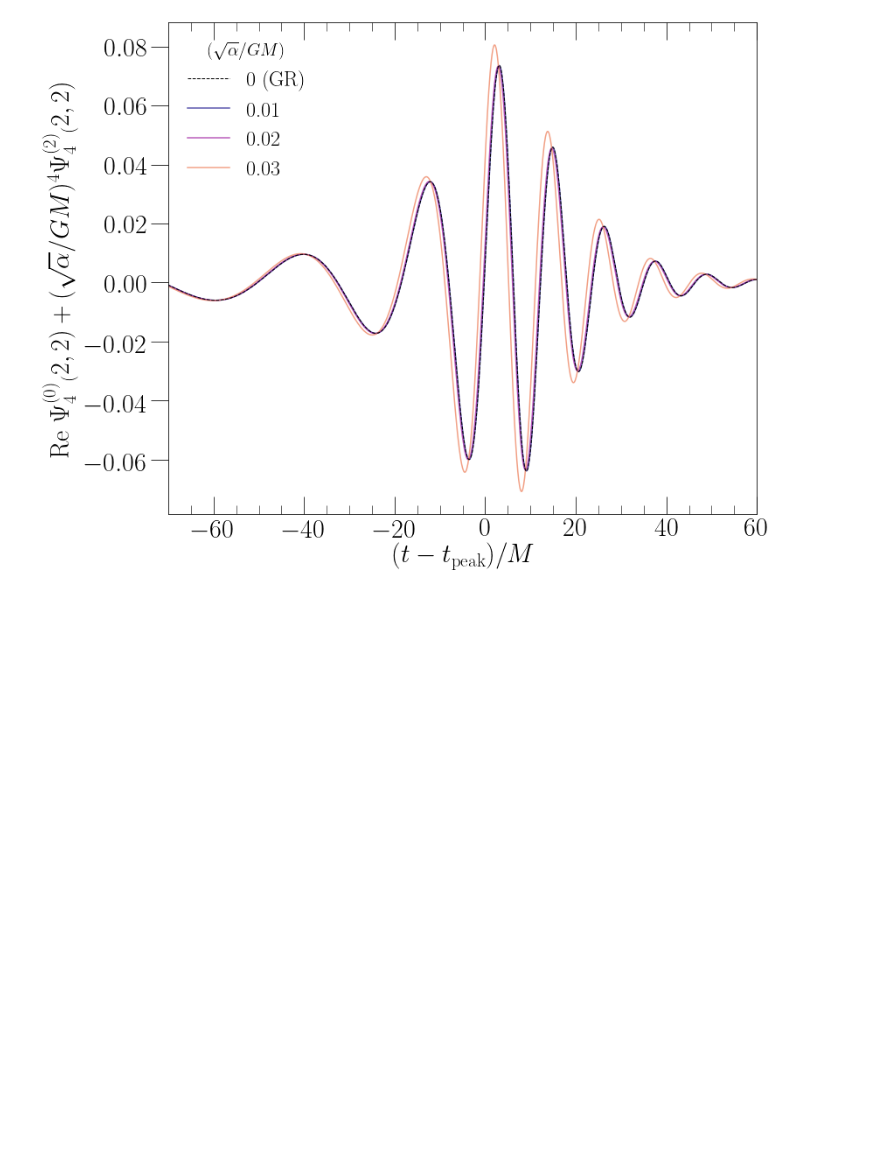
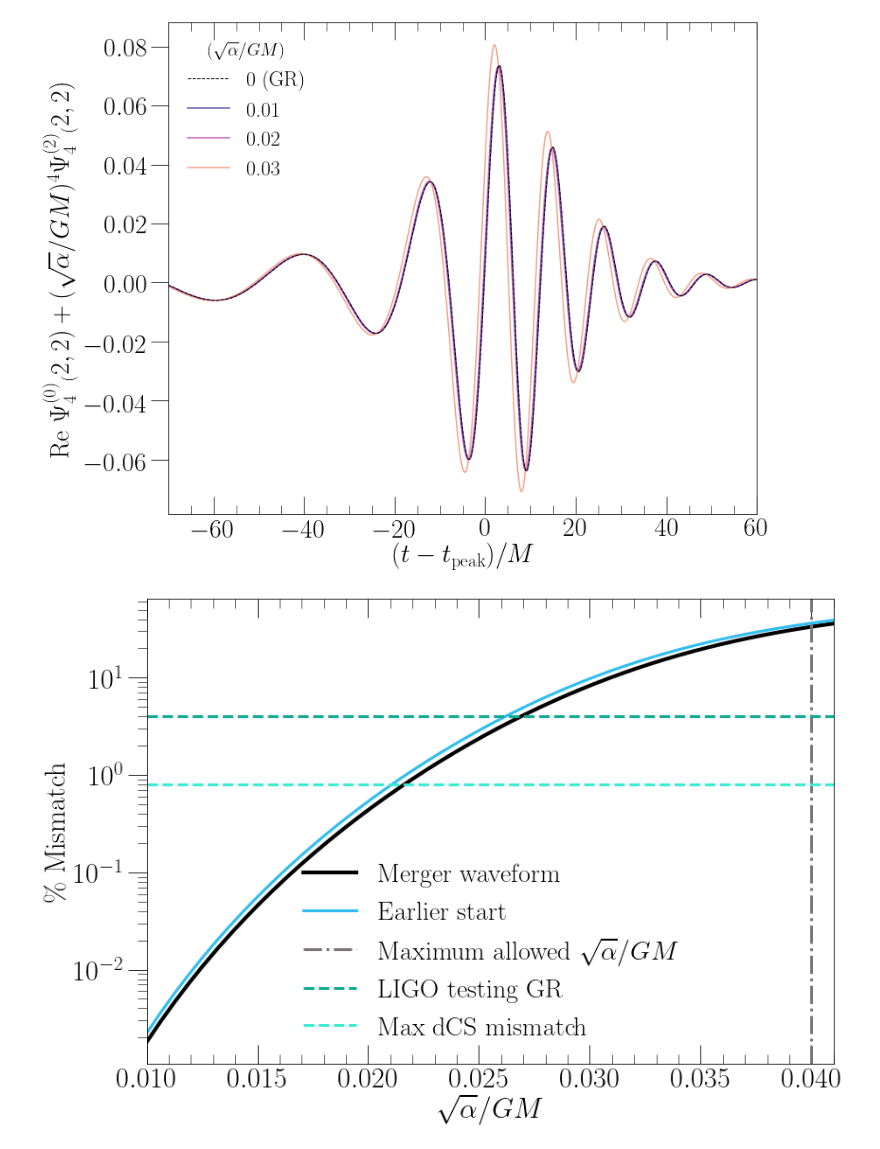
Before and after one commit to mariaokounkova/EDGB, a Jupyter notebook: GW150914/EDGB_GW.ipynb, the cells around one changed output. Cells and saved outputs as stored; diff of their text form; code cells hidden in the pictures; blank space fills up the shorter version.

```diff
--- a/GW150914/EDGB_GW.ipynb
+++ b/GW150914/EDGB_GW.ipynb
@@ -618,43 +618,82 @@ TogetherPlot()
 # %%
 ## Overlap calculation
 
-def Overlap():
+def Overlap(sqrt_alpha, start=2100):
 
     cut_min = -150
     cut_max = 150
     lev = 1
 
-    time, data = GethPsi4ModeExtrapolated(ex_dir(2100, lev=lev))
+    #time, data = GethPsi4ModeExtrapolated(ex_dir(2100, lev=lev))
+    time, data = GethPsi4Mode(ev_dir(start, lev=lev), radius=-1)
     t_peak = GetPeakTimeModeReal(time, data)
     time = SubtractPeakTimeModeReal(time, data)
     time, data = CutTimes(time, data, cut_min, cut_max)
 
-    gr_time, gr_data = GetPsi4ModeExtrapolated(bex_dir(lev=lev))
+    gr_time, gr_data = GetPsi4Mode(bev_dir(lev=lev), radius=-1)
+    #gr_time, gr_data = GetPsi4ModeExtrapolated(bex_dir(lev=lev))
     gr_time = gr_time - t_peak
-    #gr_time = SubtractPeakTimeModeReal(gr_time, gr_data)
     gr_time, gr_data = CutTimes(gr_time, gr_data, cut_min, cut_max)
 
     ## Now get gr on the same axis
     gr_data = InterpolateTimes(gr_time, gr_data, time)
 
-    l = 0.226
-
-    total_data = gr_data + l**4 * data
+    total_data = gr_data + sqrt_alpha**4 * data
 
     def product(d1, d2):
         return np.dot(d1, np.conj(d2))
 
     denom = np.sqrt(product(total_data, total_data) * product(gr_data, gr_data))
     numerator = product(total_data, gr_data)
-    mismatch = np.real(numerator/denom)
+    match = np.real(numerator/denom)
+    mismatch = 1 - match
+    #print(sqrt_alpha, match)
+    return mismatch * 100
 
 
-    print(numerator)
-    print(denom)
-    print(mismatch)
+def OverlapParameters():
+    figname = 'Mismatch'
+
+    #start_arr = ['2075','2100']
+    #ramp = 250 ## ramp length
+
+    #cmap = matplotlib.cm.get_cmap('plasma')
+    #colors = [cmap(float(i)/len(start_arr)) for i in range(len(start_arr))][::-1]
+
+    f, ax = plt.subplots(1, figsize=(12,8))
 
 
-Overlap()
+    a_start = 0.01
+    a_end = 0.041
+    sqrt_alpha_arr = np.linspace(a_start, a_end, 50)
+    mismatch_arr = [Overlap(a, start=2100) for a in sqrt_alpha_arr]
+    ax.plot(sqrt_alpha_arr, mismatch_arr, color='black', lw=4.0, label='Merger waveform')
+
+    mismatch_arr = [Overlap(a, start=2075) for a in sqrt_alpha_arr]
+    ax.plot(sqrt_alpha_arr, mismatch_arr, color='#30bdf0', lw=3.0, label='Earlier start')
+
+    ax.axvline(0.04, ls='-.', lw=3.0, color='#7a7677', label=r'Maximum allowed $\sqrt{\alpha}/GM$')
+    ax.axhline(4.0, ls='--', lw=3.0, color='#11ab96', label='LIGO testing GR')
+    ax.axhline(0.8, ls='--', lw=3.0, color='#3bebd3', label='Max dCS mismatch')
+
+
+    legend = ax.legend(fontsize=28, loc='lower center', frameon=False, framealpha = 1.0, ncol=1)
+    ax.set_yscale('log')
+    ax.set_xlabel(r'$\sqrt{\alpha}/GM$', fontsize=30)
+    ax.set_ylabel(r'\% Mismatch', fontsize=30)
+
+
+    ax.set_xlim(a_start, a_end)
+    #ax.set_ylim(0.0, 0.5)
+    plt.tight_layout()
+    plt.savefig(figname + '.pdf')
+    plt.show()
+
+OverlapParameters()
+#for a in np.linspace(0.015, 0.03, 10):
+#    Overlap(a)
+# %% [output]
+[figure, added]
 # %%
 ## QNM perturbation theory results
 
```
Also changed, not shown: parts of 1 cell of this notebook.
